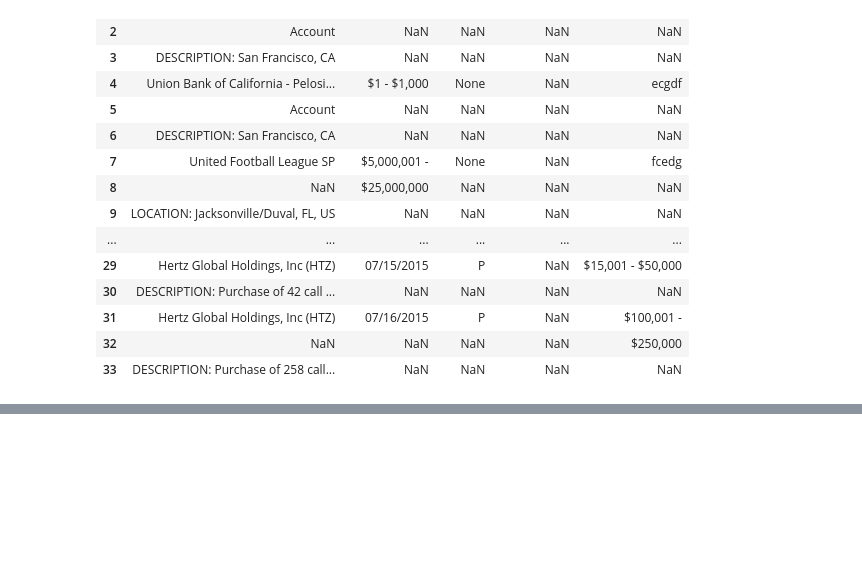
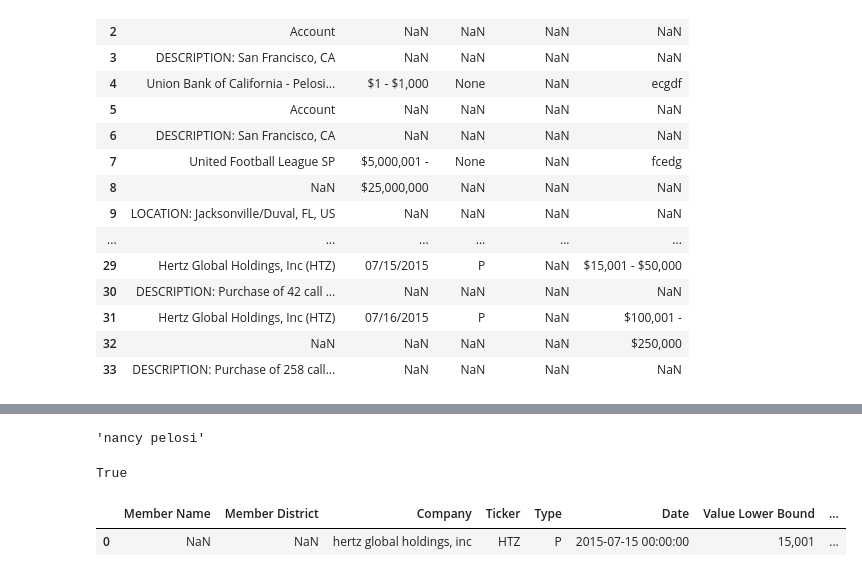
Before and after one commit to Tomyao991203/congressional-stock-trading-monitor, a Jupyter notebook: database/pdf_scraper_notebook.ipynb, the cells around one changed output, grey strips where cells are left out. Saved outputs shown, nothing was run; the diff lists cells and outputs as text; code cells hidden in the pictures; blank space fills up the shorter version.

```diff
--- a/database/pdf_scraper_notebook.ipynb
+++ b/database/pdf_scraper_notebook.ipynb
@@ -96,0 +123,15 @@ Name: asset owner, dtype: bool
+# %%
+description_regex = r"^description: (.+)$"
+stock_regex = r"(^.*)\s*\(([\w | .]{1,5})\)\s*$"
+bounds_regex = r"^\$?([\d,]+)\s*-\s*\$?([\d,]*)$"
+honorifics_regex = r"^(hon.?|mr.?|miss|mrs.?|ms.?|dr.?|professor.?|gen.?|)\s*([\w]+)\s([\w]*)\s*$"
+# %%
+result = re.match(honorifics_regex, 'hon. nancy pelosi')
+result[2]+" " +result[3]
+# %% [output]
+'nancy pelosi'
+# %%
+test = np.nan
+test is np.nan
+# %% [output]
+True
@@ -97 +190,9 @@ Name: asset owner, dtype: bool
+# %%
+res = re.match(stock_regex, str(db[7].iloc[29, 0]).lower())
+test_entry = generate_entry(db, 7, 29, res)
+# %%
+pd.concat([pdf_db, pd.Series(test_entry).to_frame().T], ignore_index=True)
+# %% [output]
+|  | Member Name | Member District | Company | Ticker | Type | Date | Value Lower Bound | ... |
+| 0 | NaN | NaN | hertz global holdings, inc | HTZ | P | 2015-07-15 00:00:00 | 15,001 | ... |
 # %%
```
Also changed, not shown: parts of 16 cells of this notebook, 1 other file.
